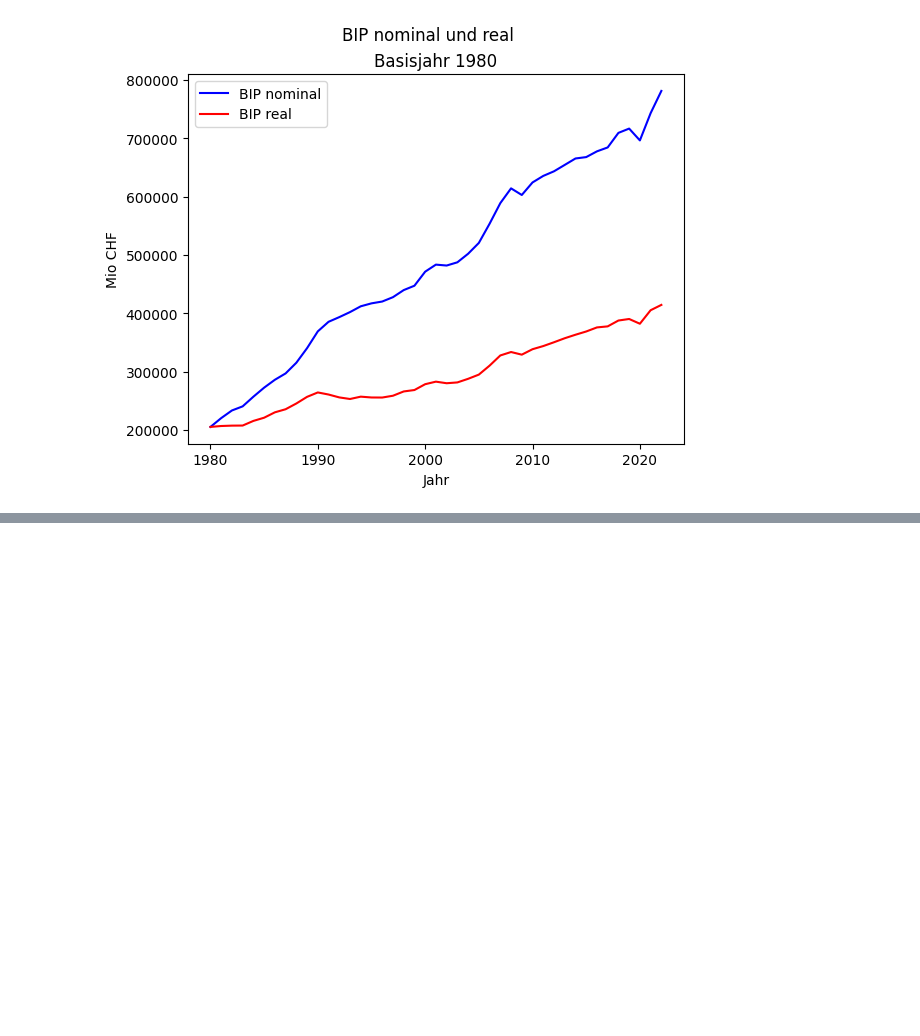
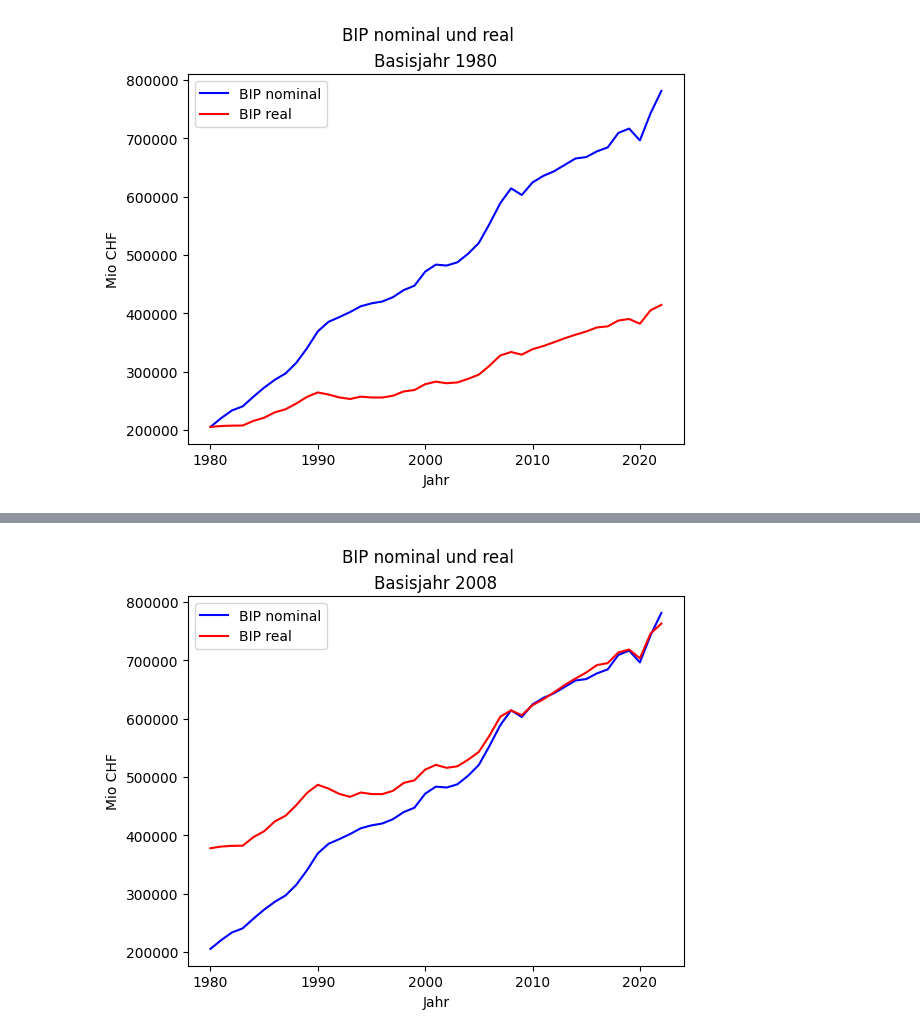
Before and after one commit to Jacques-Mock-Schindler/WR_I_21-24, a Jupyter notebook: docs/231113/relaes_bip_entwicklung.ipynb, the cells around one changed output, grey strips where cells are left out. Drawn from its saved outputs; the diff is of its cells as text; code cells hidden in the pictures; blank space fills up the shorter version.

Commit message:
Ergänze um ein Grafik mit Basisjahr 2008

```diff
--- a/docs/231113/relaes_bip_entwicklung.ipynb
+++ b/docs/231113/relaes_bip_entwicklung.ipynb
@@ -79,3 +79,7 @@ plt.ylabel('Mio CHF')  # y-Achse beschriften
 plt.show()
 # %% [output]
 [figure]
+# %%
+LIK_Basisjahr_2008 = df['LIK'][28]
+df['BIP real 2008'] = [i / j * LIK_Basisjahr_2008 for i, j in zip(df['BIP (in Mio CHF)'], df['LIK'])]
+print(df.to_string())
@@ -81,0 +104,20 @@ plt.show()
+# %%
+# data
+x = df['Jahr']
+bip_n = df['BIP (in Mio CHF)']
+bip_r = df['BIP real 2008']
+
+# plot
+fig, ax = plt.subplots()
+ax.plot(x, bip_n, color='blue', label='BIP nominal')
+ax.plot(x, bip_r, color='red', label='BIP real')
+ax.legend(loc='upper left')
+
+plt.suptitle('BIP nominal und real')
+plt.title('Basisjahr 2008')
+plt.xlabel('Jahr')  # x-Achse beschriften
+plt.ylabel('Mio CHF')  # y-Achse beschriften
+
+plt.show()
+# %% [output]
+[figure, added]
```
Also changed, not shown: parts of 1 cell of this notebook.
